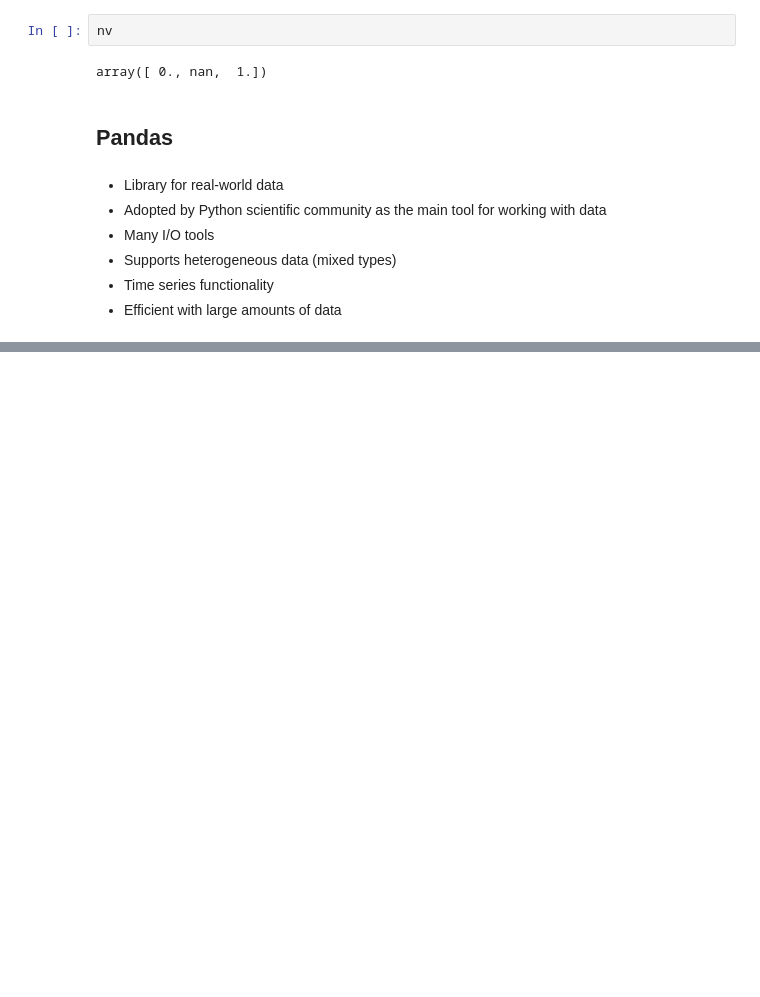
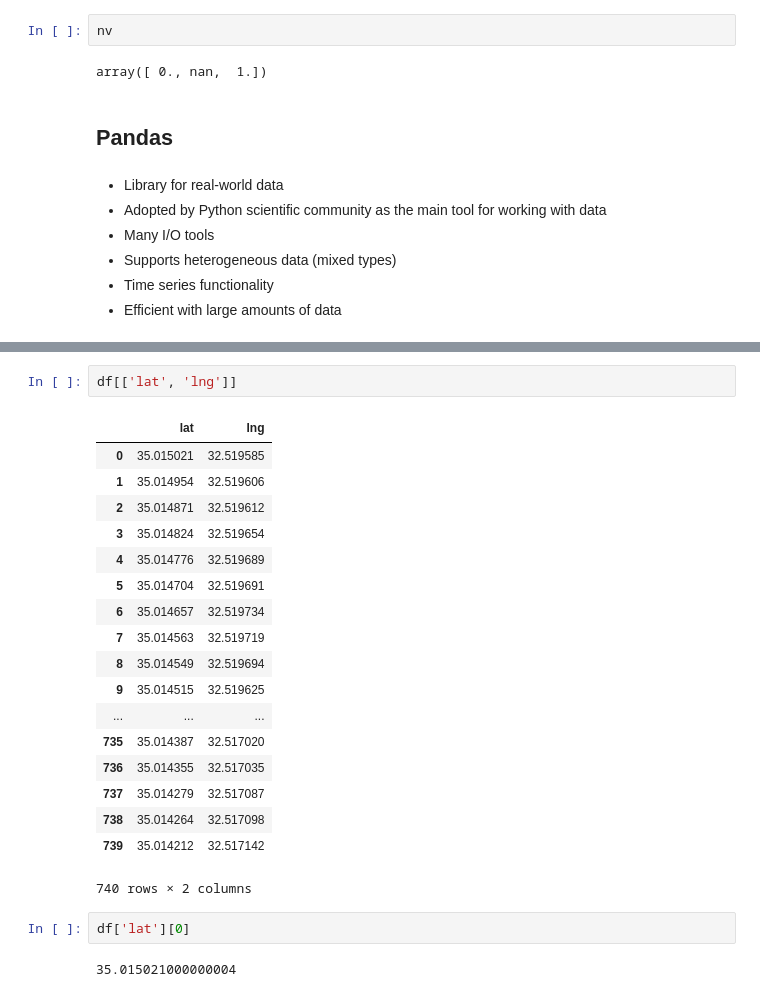
Before and after one commit to aliceroberts10/TeachingJupyter, a Jupyter notebook: Teaching Python.ipynb, the cells around one changed output, grey strips where cells are left out. Drawn from its saved outputs; the diff is of its cells as text; blank space fills up the shorter version.

```diff
--- a/Teaching Python.ipynb
+++ b/Teaching Python.ipynb
@@ -549,0 +692,25 @@ array([ 0., nan,  1.])
+# %%
+df[['lat', 'lng']]
+# %% [output]
+|  | lat | lng |
+| 0 | 35.015021 | 32.519585 |
+| 1 | 35.014954 | 32.519606 |
+| 2 | 35.014871 | 32.519612 |
+| 3 | 35.014824 | 32.519654 |
+| 4 | 35.014776 | 32.519689 |
+| 5 | 35.014704 | 32.519691 |
+| 6 | 35.014657 | 32.519734 |
+| 7 | 35.014563 | 32.519719 |
+| 8 | 35.014549 | 32.519694 |
+| 9 | 35.014515 | 32.519625 |
+| ... | ... | ... |
+| 735 | 35.014387 | 32.517020 |
+| 736 | 35.014355 | 32.517035 |
+| 737 | 35.014279 | 32.517087 |
+| 738 | 35.014264 | 32.517098 |
+| 739 | 35.014212 | 32.517142 |
+740 rows × 2 columns
+# %%
+df['lat'][0]
+# %% [output]
+35.015021000000004
```
Also changed, not shown: parts of 62 cells of this notebook, 1 other file.
